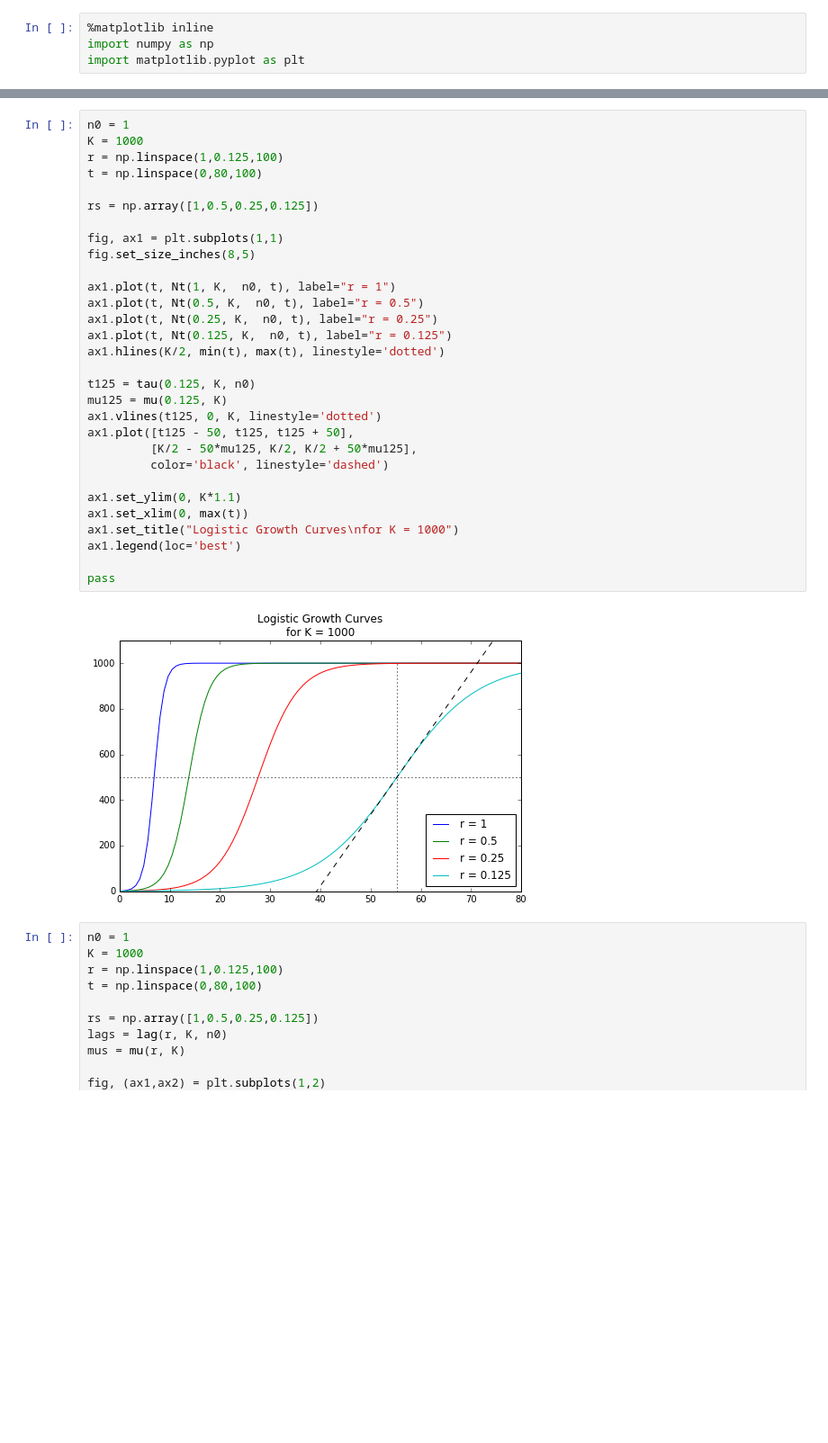
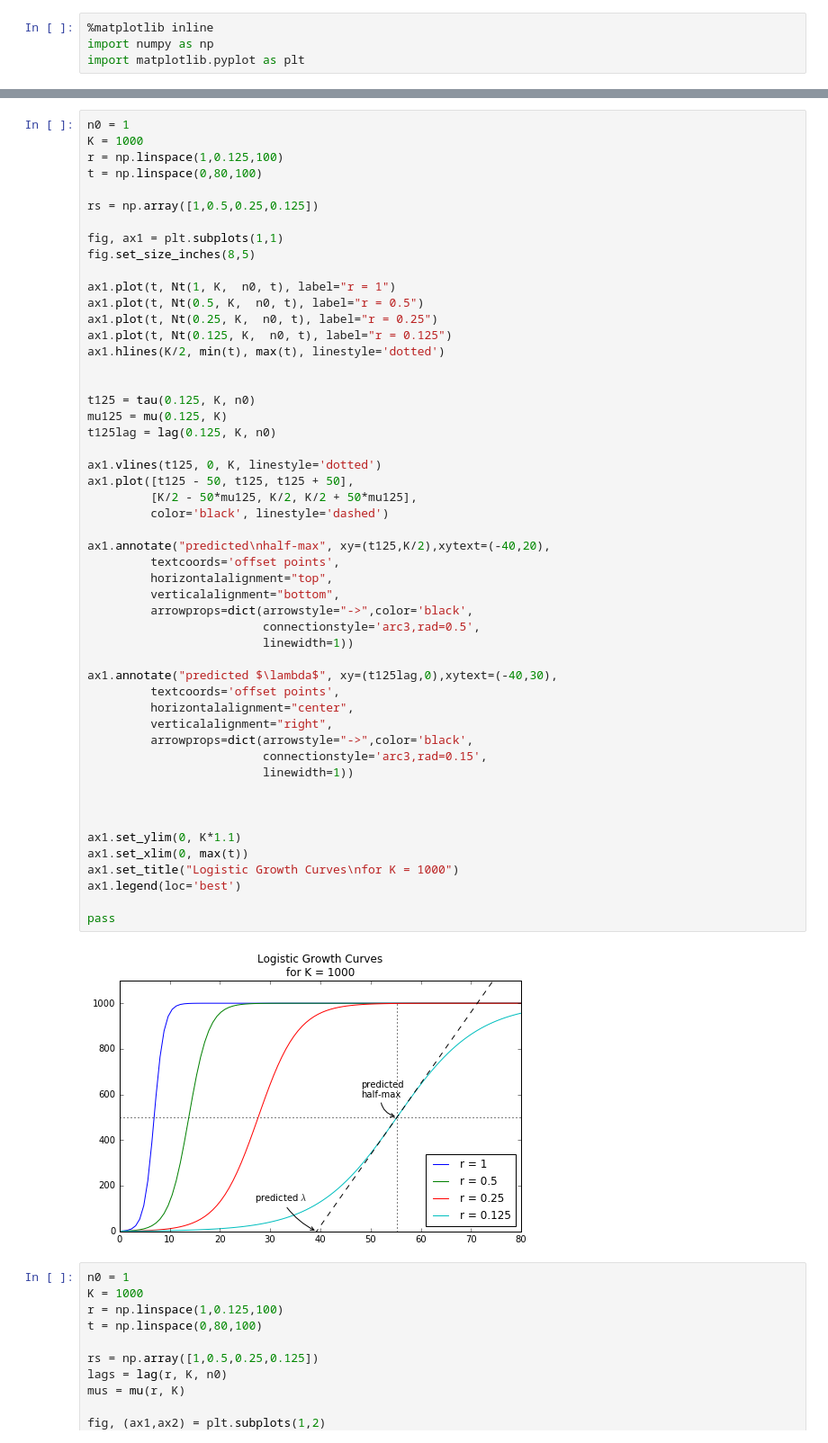
Before and after one commit to pmagwene/microbial-growth-models, a Jupyter notebook: logistic-growth.ipynb, the cells around one changed output, grey strips where cells are left out. Shown: that part at 90% size. Saved outputs shown, nothing was run; the diff lists cells and outputs as text; blank space fills up the shorter version.

```diff
--- a/logistic-growth.ipynb
+++ b/logistic-growth.ipynb
@@ -97,34 +107,55 @@ def capacity(K):
 n0 = 1
 K = 1000
 r = np.linspace(1,0.125,100)
 t = np.linspace(0,80,100)
 
 rs = np.array([1,0.5,0.25,0.125])
 
 fig, ax1 = plt.subplots(1,1)
 fig.set_size_inches(8,5)
 
 ax1.plot(t, Nt(1, K,  n0, t), label="r = 1")
 ax1.plot(t, Nt(0.5, K,  n0, t), label="r = 0.5")
 ax1.plot(t, Nt(0.25, K,  n0, t), label="r = 0.25")
 ax1.plot(t, Nt(0.125, K,  n0, t), label="r = 0.125")
 ax1.hlines(K/2, min(t), max(t), linestyle='dotted')
 
+
 t125 = tau(0.125, K, n0)
 mu125 = mu(0.125, K)
+t125lag = lag(0.125, K, n0)
+
 ax1.vlines(t125, 0, K, linestyle='dotted')
 ax1.plot([t125 - 50, t125, t125 + 50],
          [K/2 - 50*mu125, K/2, K/2 + 50*mu125],
          color='black', linestyle='dashed')
+
+ax1.annotate("predicted\nhalf-max", xy=(t125,K/2),xytext=(-40,20),
+         textcoords='offset points',
+         horizontalalignment="top",
+         verticalalignment="bottom",
+         arrowprops=dict(arrowstyle="->",color='black',
+                         connectionstyle='arc3,rad=0.5',
+                         linewidth=1))
+
+ax1.annotate("predicted $\lambda$", xy=(t125lag,0),xytext=(-40,30),
+         textcoords='offset points',
+         horizontalalignment="center",
+         verticalalignment="right",
+         arrowprops=dict(arrowstyle="->",color='black',
+                         connectionstyle='arc3,rad=0.15',
+                         linewidth=1))
+
+
 
 ax1.set_ylim(0, K*1.1)
 ax1.set_xlim(0, max(t))
 ax1.set_title("Logistic Growth Curves\nfor K = 1000")
 ax1.legend(loc='best')
 
 pass
 # %% [output]
-[figure, old version]
+[figure, new version]
 # %%
 n0 = 1
 K = 1000
```
Also changed, not shown: parts of 5 cells of this notebook.
